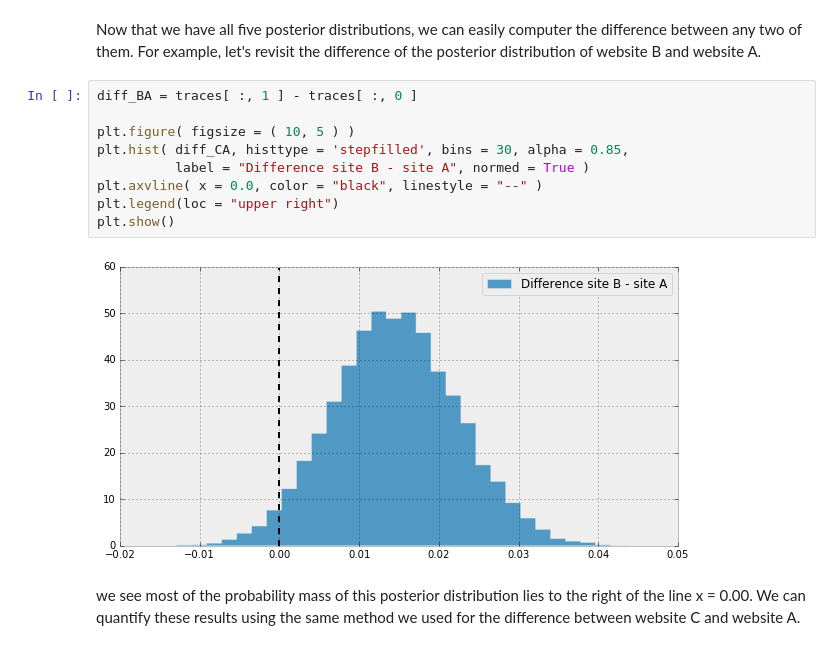
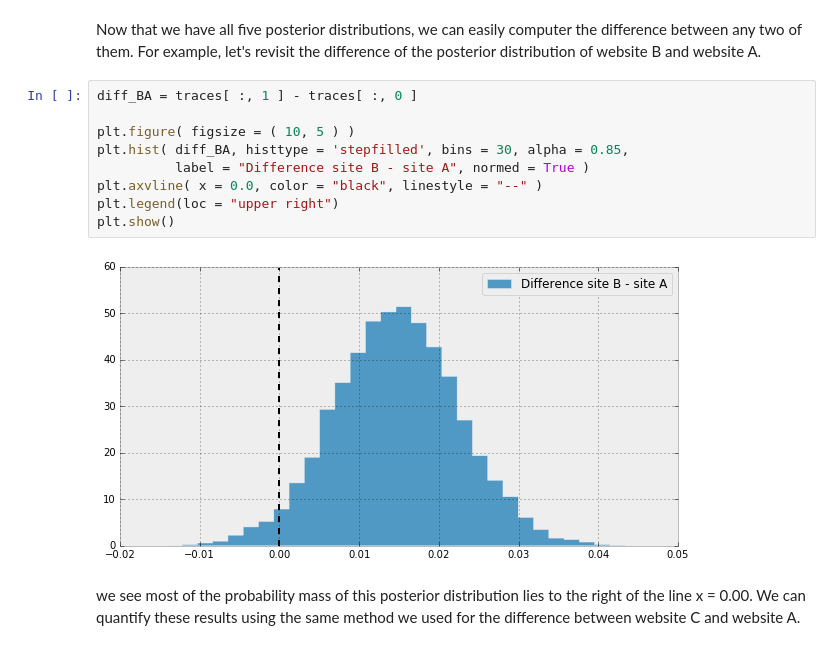
Before and after one commit to ethen8181/Business-Analytics, a Jupyter notebook: bayesian_statistics/ab_test/bayesian_ab_test.ipynb, the cells around one changed output. Drawn from its saved outputs; the diff is of its cells as text.

```diff
--- a/bayesian_statistics/ab_test/bayesian_ab_test.ipynb
+++ b/bayesian_statistics/ab_test/bayesian_ab_test.ipynb
@@ -315,14 +431,14 @@ Now that we have all five posterior distributions, we can easily computer the di
 # %%
 diff_BA = traces[ :, 1 ] - traces[ :, 0 ]
 
 plt.figure( figsize = ( 10, 5 ) )
-plt.hist( diff_CA, histtype = 'stepfilled', bins = 30, alpha = 0.85,
+plt.hist( diff_BA, histtype = 'stepfilled', bins = 30, alpha = 0.85,
           label = "Difference site B - site A", normed = True )
 plt.axvline( x = 0.0, color = "black", linestyle = "--" )
 plt.legend(loc = "upper right")
 plt.show()
 # %% [output]
-[figure, old version]
+[figure, new version]
 # %% [markdown]
 we see most of the probability mass of this posterior distribution lies to the right of the line x = 0.00. We can quantify these results using the same method we used for the difference between website C and website A.
 # %%
```
Also changed, not shown: parts of 18 cells of this notebook, 10 other files.
